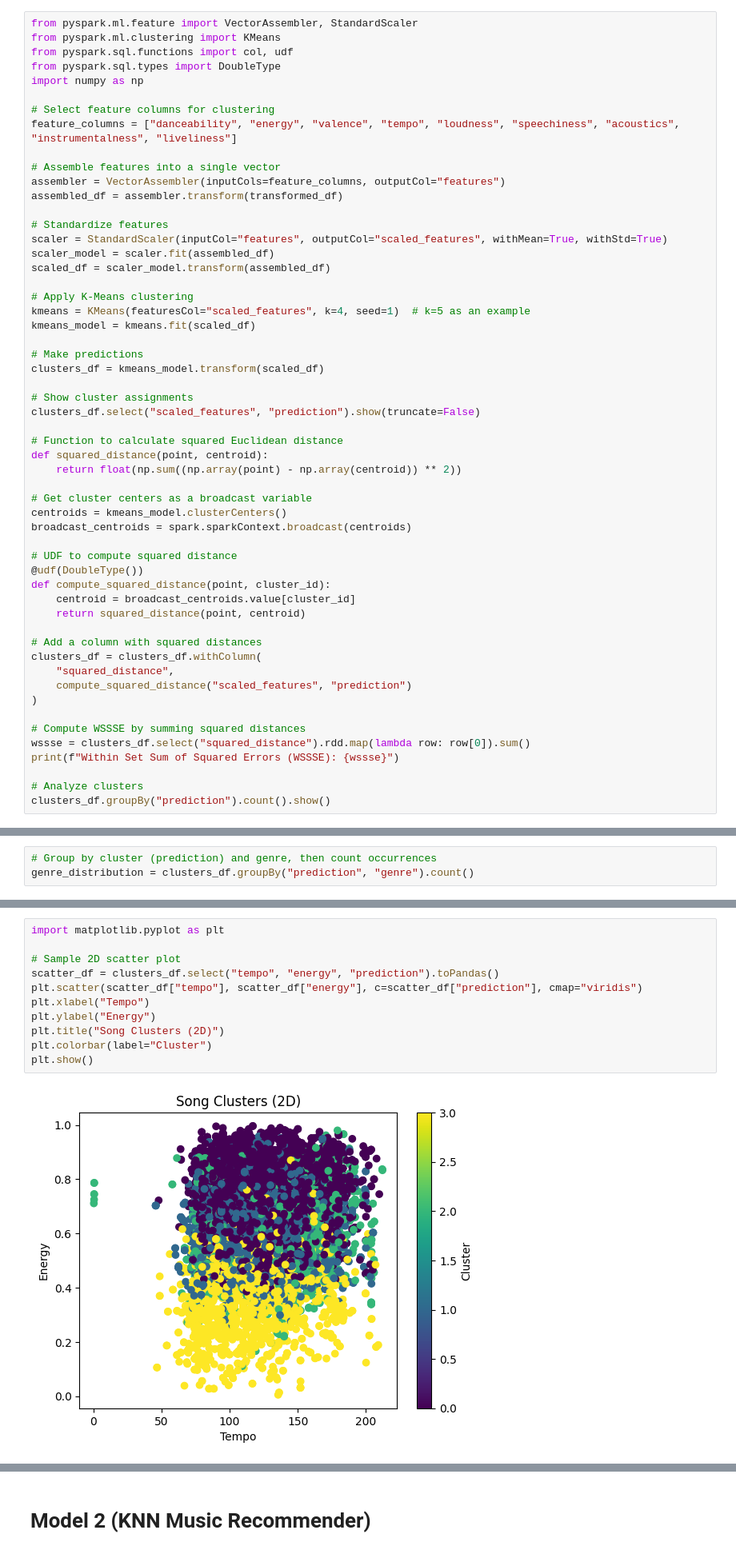
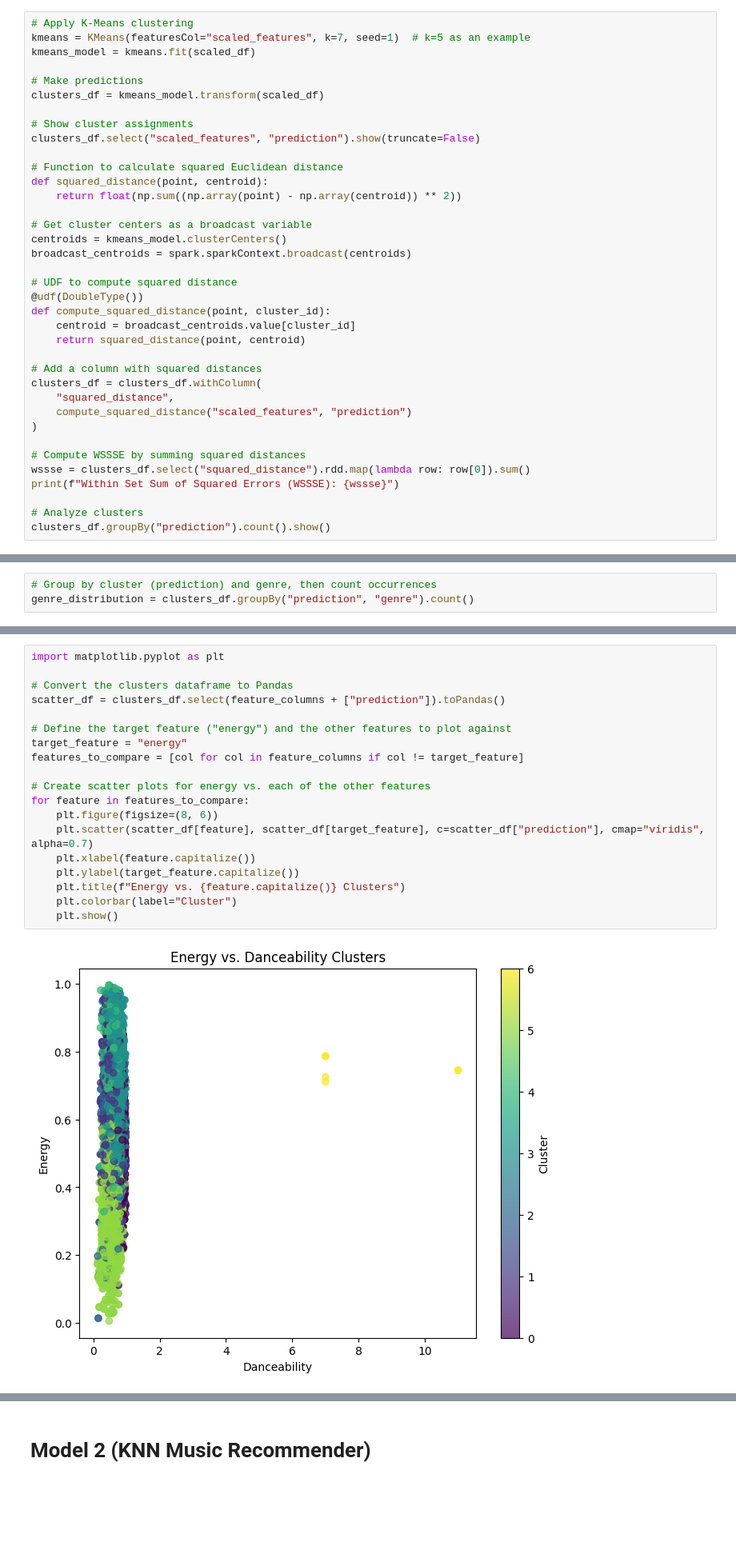
Before and after one commit to nathanbrz/Music_Analytics_and_Recommendation, a Jupyter notebook: code/DS_Clustering.ipynb, the cells around one changed output, grey strips where cells are left out. Shown at 80% size. Drawn from its saved outputs; the diff is of its cells as text; blank space fills up the shorter version.

Commit message:
More plots

```diff
--- a/code/DS_Clustering.ipynb
+++ b/code/DS_Clustering.ipynb
@@ -171,24 +295,6 @@ root
 # %%
-from pyspark.ml.feature import VectorAssembler, StandardScaler
-from pyspark.ml.clustering import KMeans
-from pyspark.sql.functions import col, udf
-from pyspark.sql.types import DoubleType
-import numpy as np
-
-# Select feature columns for clustering
-feature_columns = ["danceability", "energy", "valence", "tempo", "loudness", "speechiness", "acoustics", "instrumentalness", "liveliness"]
-
-# Assemble features into a single vector
-assembler = VectorAssembler(inputCols=feature_columns, outputCol="features")
-assembled_df = assembler.transform(transformed_df)
-
-# Standardize features
-scaler = StandardScaler(inputCol="features", outputCol="scaled_features", withMean=True, withStd=True)
-scaler_model = scaler.fit(assembled_df)
-scaled_df = scaler_model.transform(assembled_df)
-
 # Apply K-Means clustering
-kmeans = KMeans(featuresCol="scaled_features", k=4, seed=1)  # k=5 as an example
+kmeans = KMeans(featuresCol="scaled_features", k=7, seed=1)  # k=5 as an example
 kmeans_model = kmeans.fit(scaled_df)
 
 # Make predictions
@@ -300,13 +412,21 @@ plt.show()
 # %%
 import matplotlib.pyplot as plt
 
-# Sample 2D scatter plot
-scatter_df = clusters_df.select("tempo", "energy", "prediction").toPandas()
-plt.scatter(scatter_df["tempo"], scatter_df["energy"], c=scatter_df["prediction"], cmap="viridis")
-plt.xlabel("Tempo")
-plt.ylabel("Energy")
-plt.title("Song Clusters (2D)")
-plt.colorbar(label="Cluster")
-plt.show()
+# Convert the clusters dataframe to Pandas
+scatter_df = clusters_df.select(feature_columns + ["prediction"]).toPandas()
+
+# Define the target feature ("energy") and the other features to plot against
+target_feature = "energy"
+features_to_compare = [col for col in feature_columns if col != target_feature]
+
+# Create scatter plots for energy vs. each of the other features
+for feature in features_to_compare:
+    plt.figure(figsize=(8, 6))
+    plt.scatter(scatter_df[feature], scatter_df[target_feature], c=scatter_df["prediction"], cmap="viridis", alpha=0.7)
+    plt.xlabel(feature.capitalize())
+    plt.ylabel(target_feature.capitalize())
+    plt.title(f"Energy vs. {feature.capitalize()} Clusters")
+    plt.colorbar(label="Cluster")
+    plt.show()
 # %% [output]
-[figure, old version]
+[figure, new version]
```
Also changed, not shown: parts of 9 cells of this notebook.
